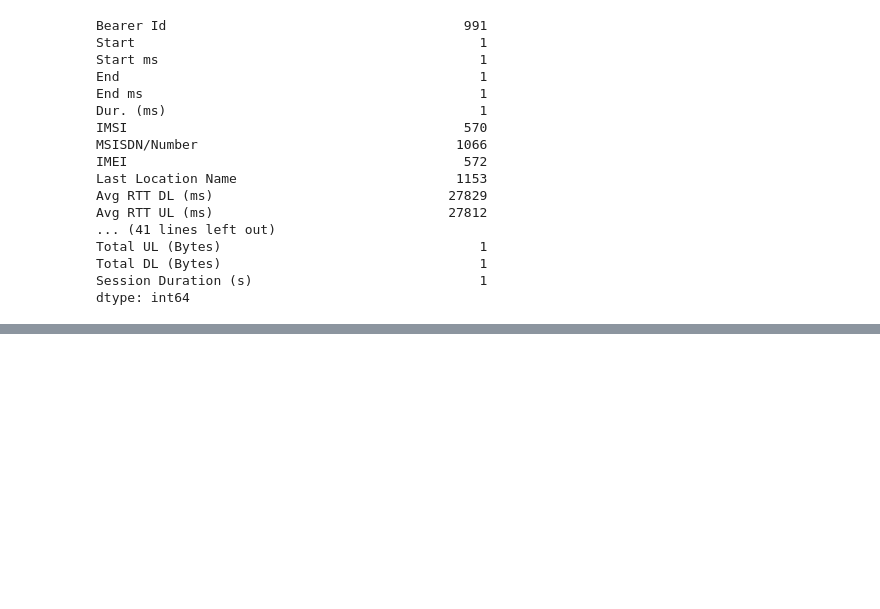
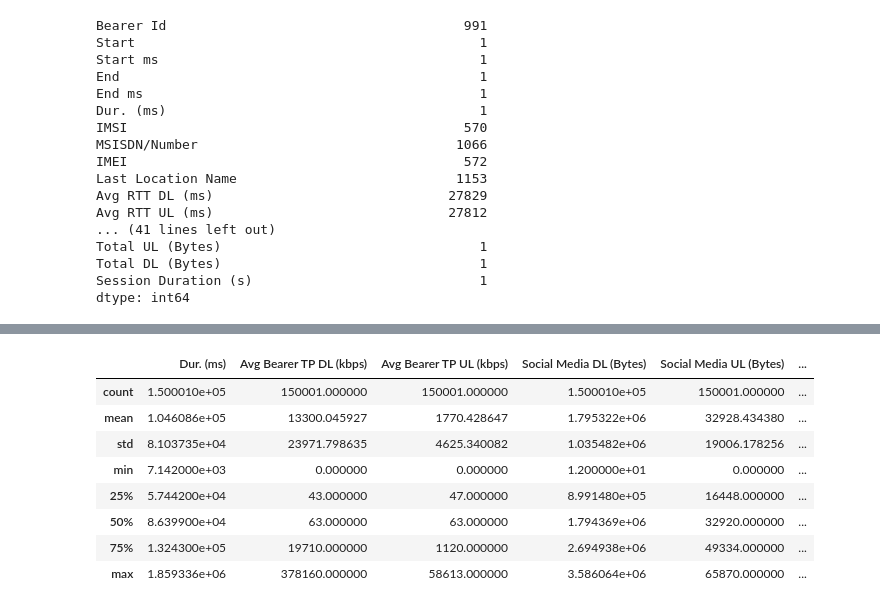
Before and after one commit to merronmuche/telecom_eda, a Jupyter notebook: eda.ipynb, the cells around one changed output, grey strips where cells are left out. Drawn from its saved outputs; the diff is of its cells as text; code cells hidden in the pictures; blank space fills up the shorter version.

```diff
--- a/eda.ipynb
+++ b/eda.ipynb
@@ -167,3 +185,42 @@ cleaned_data.describe()
+# %%
+# Analyze the basic metrics (mean, median, etc) in the Dataset (explain) & their importance for the global objective.
+selected_columns = [
+    "Dur. (ms)",
+    "Avg Bearer TP DL (kbps)",
+    "Avg Bearer TP UL (kbps)",
+    "Social Media DL (Bytes)",
+    "Social Media UL (Bytes)",
+    "Google DL (Bytes)",
+    "Google UL (Bytes)",
+    "Email DL (Bytes)",
+    "Email UL (Bytes)",
+    "Youtube DL (Bytes)",
+    "Youtube UL (Bytes)",
+    "Netflix DL (Bytes)",
+    "Netflix UL (Bytes)",
+    "Gaming DL (Bytes)",
+    "Gaming UL (Bytes)",
+    "Total UL (Bytes)",
+    "Total DL (Bytes)",
+    "Other DL (Bytes)",
+    "Other UL (Bytes)"
+]
+
+# Create a new DataFrame with selected columns
+displayed_data = cleaned_data[selected_columns]
+
+# Display the new DataFrame
+displayed_data.describe()
+# %% [output]
+|  | Dur. (ms) | Avg Bearer TP DL (kbps) | Avg Bearer TP UL (kbps) | Social Media DL (Bytes) | Social Media UL (Bytes) | ... |
+| count | 1.500010e+05 | 150001.000000 | 150001.000000 | 1.500010e+05 | 150001.000000 | ... |
+| mean | 1.046086e+05 | 13300.045927 | 1770.428647 | 1.795322e+06 | 32928.434380 | ... |
+| std | 8.103735e+04 | 23971.798635 | 4625.340082 | 1.035482e+06 | 19006.178256 | ... |
+| min | 7.142000e+03 | 0.000000 | 0.000000 | 1.200000e+01 | 0.000000 | ... |
+| 25% | 5.744200e+04 | 43.000000 | 47.000000 | 8.991480e+05 | 16448.000000 | ... |
+| 50% | 8.639900e+04 | 63.000000 | 63.000000 | 1.794369e+06 | 32920.000000 | ... |
+| 75% | 1.324300e+05 | 19710.000000 | 1120.000000 | 2.694938e+06 | 49334.000000 | ... |
+| max | 1.859336e+06 | 378160.000000 | 58613.000000 | 3.586064e+06 | 65870.000000 | ... |
 # %%
 
 # Conduct a Non-Graphical Univariate Analysis by computing dispersion parameters for each quantitative
```
Also changed, not shown: parts of 11 cells of this notebook.
